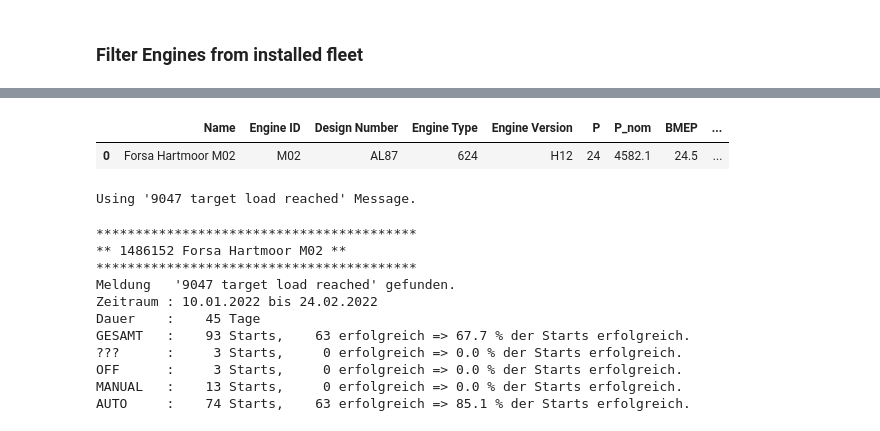
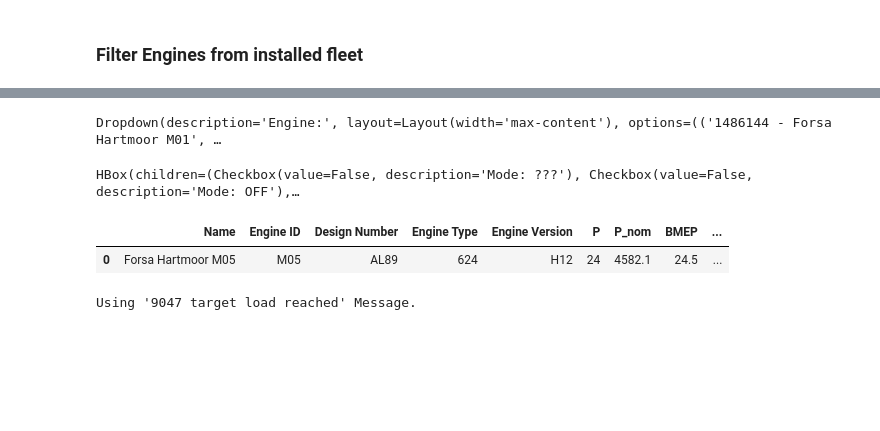
Before and after one commit to dieterch/statemachine, a Jupyter notebook: forsa_hartmoor.ipynb, the cells around one changed output, grey strips where cells are left out. Saved outputs shown, nothing was run; the diff lists cells and outputs as text; code cells hidden in the pictures; blank space fills up the shorter version.

```diff
--- a/forsa_hartmoor.ipynb
+++ b/forsa_hartmoor.ipynb
@@ -50,10 +30,26 @@ res.T
+# %%
+ddl = pd.DataFrame(res['serialNumber'] + ' - ' + res['IB Site Name'] + ' ' + res['Engine ID'])[0].to_list()
+ddl = [(m, i) for i, m in enumerate(ddl)]
+dl=widgets.Dropdown(options = ddl,value=0,description='Engine:',layout={'width':'max-content'},disabled=False)
+display(dl)
+# %% [output]
+Dropdown(description='Engine:', layout=Layout(width='max-content'), options=(('1486144 - Forsa Hartmoor M01', …
+# %%
+rmodes = ['???','OFF','MANUAL','AUTO']; mw = [] ; modes = []
+for mm in rmodes:
+    mw.append(widgets.Checkbox(value=False, description='Mode: ' + mm))
+rsucc = [True,False]; sw = []; success=[]
+for rs in rsucc:
+    sw.append(widgets.Checkbox(value=False, description='Success: ' + str(rs)))
+display(widgets.HBox(mw+sw))
+# %% [output]
+HBox(children=(Checkbox(value=False, description='Mode: ???'), Checkbox(value=False, description='Mode: OFF'),…
 # %%
-motor_nummer = 1                    # Index Nummer
-e=dmyplant2.Engine.from_fleet(mp,motor:=res.iloc[motor_nummer])
+e=dmyplant2.Engine.from_fleet(mp,motor:=res.iloc[dl.value])
 pd.DataFrame.from_dict(e.dash, orient='index').T
 # %% [output]
 |  | Name | Engine ID | Design Number | Engine Type | Engine Version | P | P_nom | BMEP | ... |
-| 0 | Forsa Hartmoor M02 | M02 | AL87 | 624 | H12 | 24 | 4582.1 | 24.5 | ... |
+| 0 | Forsa Hartmoor M05 | M05 | AL89 | 624 | H12 | 24 | 4582.1 | 24.5 | ... |
 # %%
 from dfsm import msgFSM
 #fsm = msgFSM(e, skip_day=7) #funktioniert nicht
@@ -64,31 +60,3 @@ fsm_data = []
 fsm_data.append({'engine':e, 'fsm':fsm})
 # %% [output]
 Using '9047 target load reached' Message.
-# %%
-res = fsm_data[0]
-res['result'] = pd.DataFrame(fsm_data[0]['fsm']._starts)
-print(f"""
-*****************************************
-** {str(res['engine'])} **
-*****************************************""")
-print(f"{'Meldung':9} '{'9047 target load reached'}' {'gefunden.' if any(res['fsm']._messages['name'] == '9047') else 'wird berechnet.'}")
-print(f"{'Zeitraum':9}: {res['fsm'].first_message:%d.%m.%Y} bis {res['fsm'].last_message:%d.%m.%Y}")
-print(f"{'Dauer':9}: {res['fsm'].period.days:5} Tage")
-print(f"{'GESAMT':9}: {res['result'].shape[0]:5} Starts, {res['result'][res['result'].success].shape[0]:5} erfolgreich => {(res['result'][res['result'].success].shape[0] / res['result'].shape[0]) * 100.0:3.1f} % der Starts erfolgreich.")
-for mode in ['???','OFF','MANUAL', 'AUTO']:
-    lstarts = res['result'][res['result']['mode'] == mode].shape[0]
-    successful_starts = res['result'][((res['result'].success) & (res['result']['mode'] == mode))].shape[0]
-    print(f"{mode:9}: {lstarts:5} Starts, {successful_starts:5} erfolgreich => {(successful_starts / lstarts) * 100.0 if lstarts != 0 else 0.0:3.1f} % der Starts erfolgreich.")
-#res['filtered_result'][['start-preparation','starter','hochlauf','idle','synchronize','cumstarttime','load-ramp','target-operation']].hist(figsize = (20,12), bins=50, layout=(3,3));
-# %% [output]
-*****************************************
-** 1486152 Forsa Hartmoor M02 **
-*****************************************
-Meldung   '9047 target load reached' gefunden.
-Zeitraum : 10.01.2022 bis 24.02.2022
-Dauer    :    45 Tage
-GESAMT   :    93 Starts,    63 erfolgreich => 67.7 % der Starts erfolgreich.
-???      :     3 Starts,     0 erfolgreich => 0.0 % der Starts erfolgreich.
-OFF      :     3 Starts,     0 erfolgreich => 0.0 % der Starts erfolgreich.
-MANUAL   :    13 Starts,     0 erfolgreich => 0.0 % der Starts erfolgreich.
-AUTO     :    74 Starts,    63 erfolgreich => 85.1 % der Starts erfolgreich.
```
Also changed, not shown: parts of 14 cells of this notebook, 1 other file.
